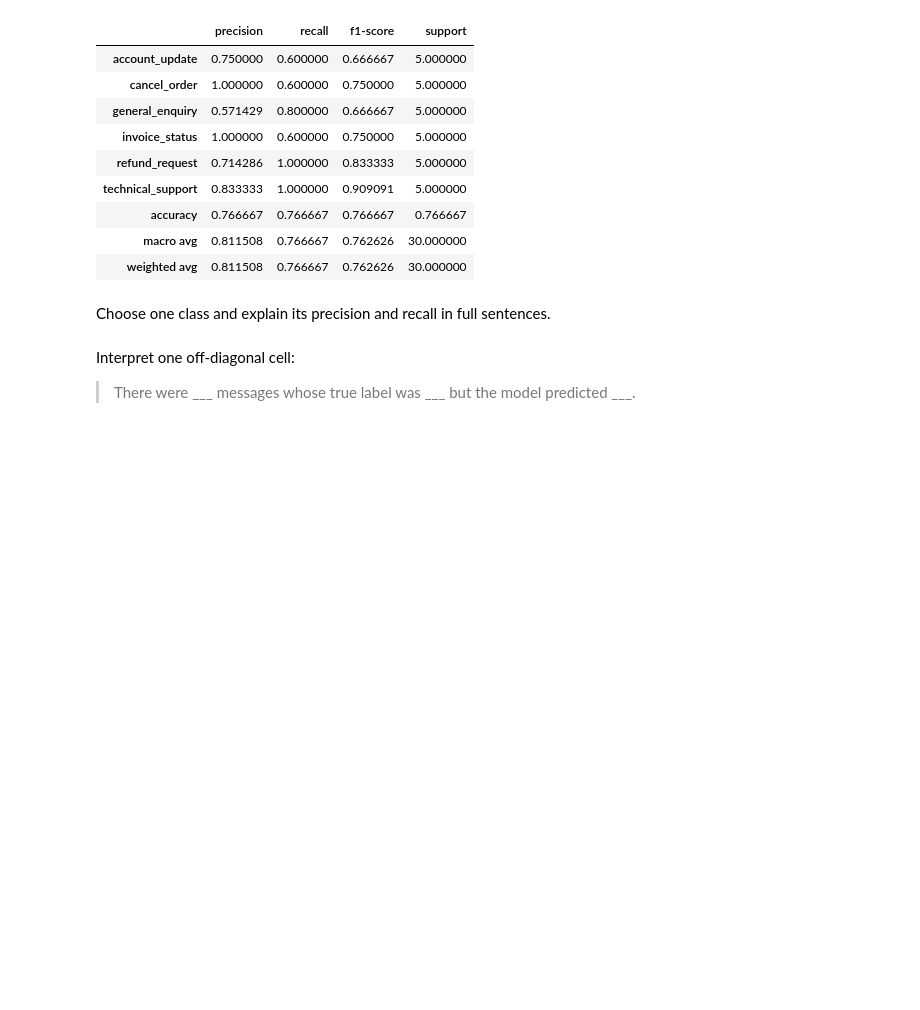
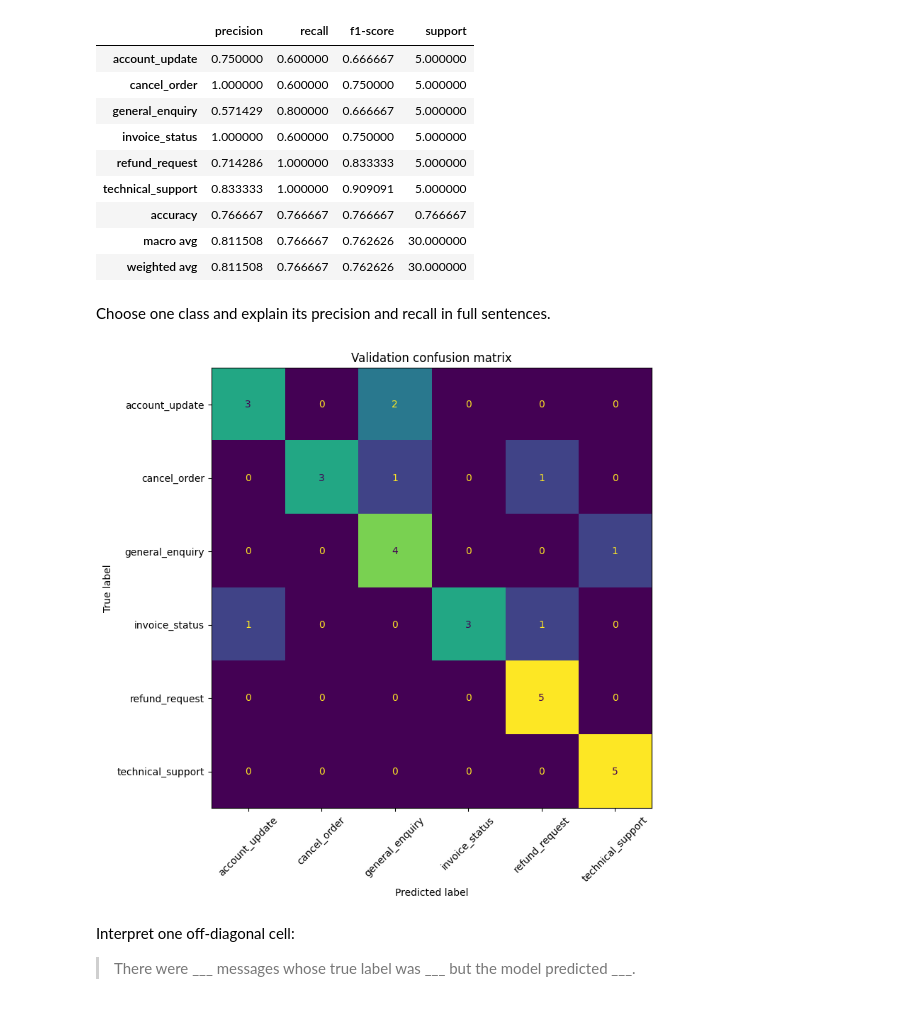
Before and after one commit to specialGrace/ai-engineering-fundamental, a Jupyter notebook: Session-1/notebooks/01_live_coding_student.ipynb, the cells around one changed output. Cells and saved outputs as stored; diff of their text form; code cells hidden in the pictures; blank space fills up the shorter version.

```diff
--- a/Session-1/notebooks/01_live_coding_student.ipynb
+++ b/Session-1/notebooks/01_live_coding_student.ipynb
@@ -327,9 +343,25 @@ Choose one class and explain its precision and recall in full sentences.
 # %%
 # TODO: draw a validation confusion matrix.
 # Hints:
 # labels = sorted(data["label"].unique())
 # fig, ax = plt.subplots(figsize=(10, 8))
 # ConfusionMatrixDisplay.from_predictions(...)
+labels = sorted(data["label"].unique())
+fig, ax = plt.subplots(figsize=(10, 8))
+ConfusionMatrixDisplay.from_predictions(
+    validation["label"],
+    unigram_pred,
+    labels=labels,
+    xticks_rotation=45,
+    values_format="d",
+    ax=ax,
+    colorbar=False,
+)
+ax.set_title("Validation confusion matrix")
+plt.tight_layout()
+plt.show()
+# %% [output]
+[figure, added]
 # %% [markdown]
 
 Interpret one off-diagonal cell:
```
Also changed, not shown: parts of 6 cells of this notebook.
